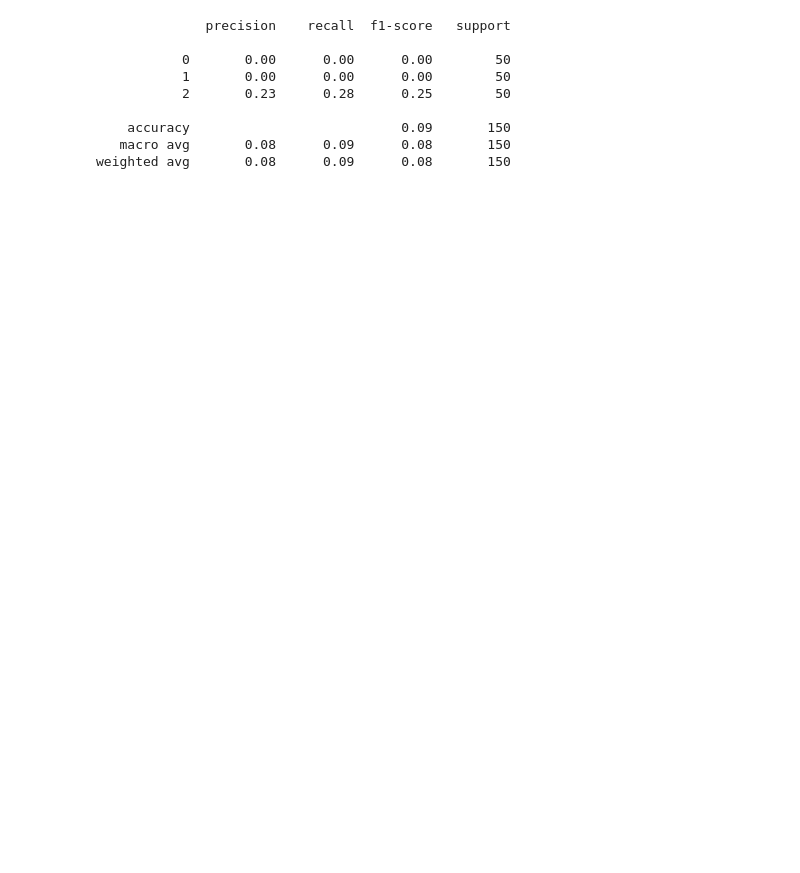
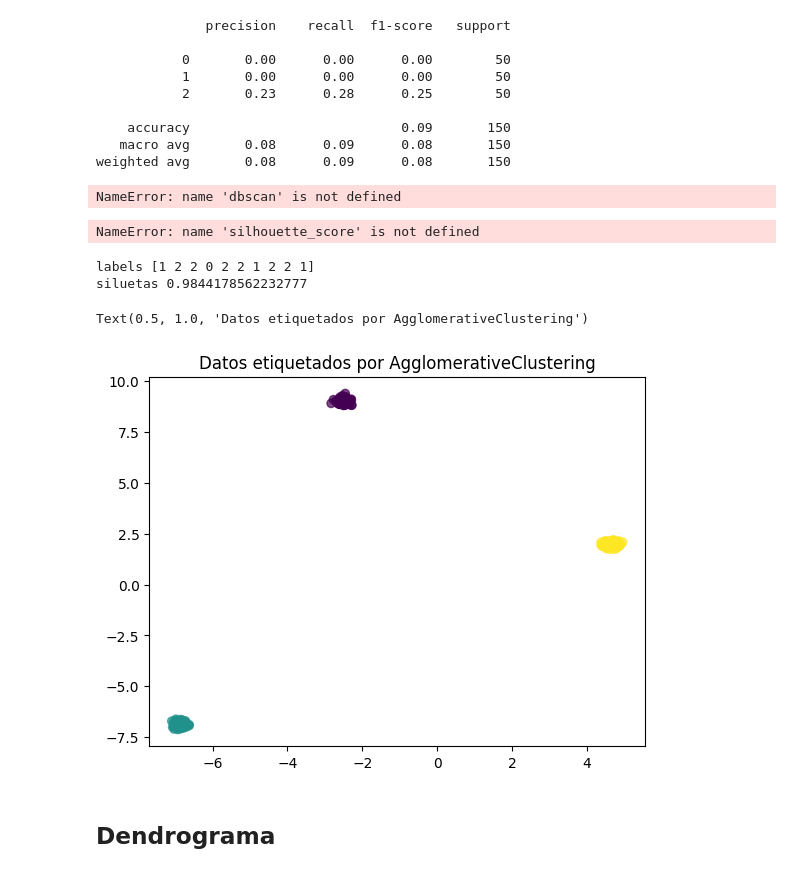
Before and after one commit to CaroliCosas/Ciencia_Datos_Hackaboss, a Jupyter notebook: mod5-estudio-machine-learning-y-deep-learning/01.Notebooks Ejercicios/clustering.ipynb, the cells around one changed output. Saved outputs shown, nothing was run; the diff lists cells and outputs as text; code cells hidden in the pictures; blank space fills up the shorter version.

```diff
--- a/mod5-estudio-machine-learning-y-deep-learning/01.Notebooks Ejercicios/clustering.ipynb
+++ b/mod5-estudio-machine-learning-y-deep-learning/01.Notebooks Ejercicios/clustering.ipynb
@@ -151,3 +243,77 @@ print(classification_report(y_iris_true, kmeans_iris.labels_))
     accuracy                           0.09       150
    macro avg       0.08      0.09      0.08       150
 weighted avg       0.08      0.09      0.08       150
+# %%
+import numpy as np
+
+unique_labels = set(dbscan.labels_)
+colors = plt.cm.viridis(np.linspace(0, 1, len(unique_labels)))
+plt.figure(figsize=(5, 5))
+# Asignamos un color distinto para el cluster -1 (puntos considerados outliers)
+
+for label, col in zip(unique_labels, colors):
+    class_member_mask = (dbscan.labels_ == label)
+    if label == -1:
+        # Color gris para outliers
+        col = 'gray'
+    plt.scatter(X[class_member_mask, 0], X[class_member_mask, 1],
+                c=[col], s=30, label=f"Cluster {label}")
+plt.title("Clustering DBSCAN (make_blobs)")
+plt.legend()
+plt.show()
+# %% [output]
+NameError: name 'dbscan' is not defined
+# %%
+from sklearn.cluster import DBSCAN
+from sklearn.datasets import load_iris
+iris = load_iris()
+X_iris = iris.data
+y_iris_true = iris.target
+feature_names = iris.feature_names
+dbscan_iris = DBSCAN(eps=0.5, min_samples=5)
+dbscan_iris.fit(X_iris)
+
+
+labels_dbscan_iris = dbscan_iris.labels_
+mask_core_iris = labels_dbscan_iris != -1
+if np.sum(mask_core_iris) > 1:
+    silhouette_dbscan_iris = silhouette_score(X_iris[mask_core_iris], labels_dbscan_iris[mask_core_iris])
+    print(f"DBSCAN (Iris) -> Coeficiente de Silueta (núcleos): {silhouette_dbscan_iris:.2f}")
+else:
+    silhouette_dbscan_iris = None
+    print("DBSCAN (Iris) -> No se pudo calcular silueta, pocos puntos en clusters.")
+
+plt.figure(figsize=(6, 5))
+unique_labels_iris = set(labels_dbscan_iris)
+colors_iris = plt.cm.viridis(np.linspace(0, 1, len(unique_labels_iris)))
+for label, col in zip(unique_labels_iris, colors_iris):
+    class_member_mask_iris = (labels_dbscan_iris == label)
+    if label == -1:
+        col = 'gray'
+    plt.scatter(X_iris[class_member_mask_iris, 0], X_iris[class_member_mask_iris, 1],
+                c=[col], s=50, label=f"Cluster {label}")
+plt.title("DBSCAN en Iris (2 primeras características)")
+plt.xlabel(feature_names[0])
+plt.ylabel(feature_names[1])
+# %% [output]
+NameError: name 'silhouette_score' is not defined
+# %%
+from sklearn.cluster import AgglomerativeClustering
+
+X, y = make_blobs(n_samples=500, centers=3, random_state=42, cluster_std=0.1)
+
+clusterizer = AgglomerativeClustering(n_clusters=3)
+clusterizer.fit(X)
+
+print('labels', clusterizer.labels_[:10]) # no tiene inercias
+print('siluetas', silhouette_score(X, clusterizer.labels_))
+
+plt.scatter(X[:, 0], X[:, 1], c=clusterizer.labels_, alpha=0.7, cmap='viridis')
+plt.title('Datos etiquetados por AgglomerativeClustering')
+# %% [output]
+labels [1 2 2 0 2 2 1 2 2 1]
+siluetas 0.9844178562232777
+Text(0.5, 1.0, 'Datos etiquetados por AgglomerativeClustering')
+[figure, added]
+# %% [markdown]
+## Dendrograma
```
Also changed, not shown: parts of 14 cells of this notebook, 7 other files.
